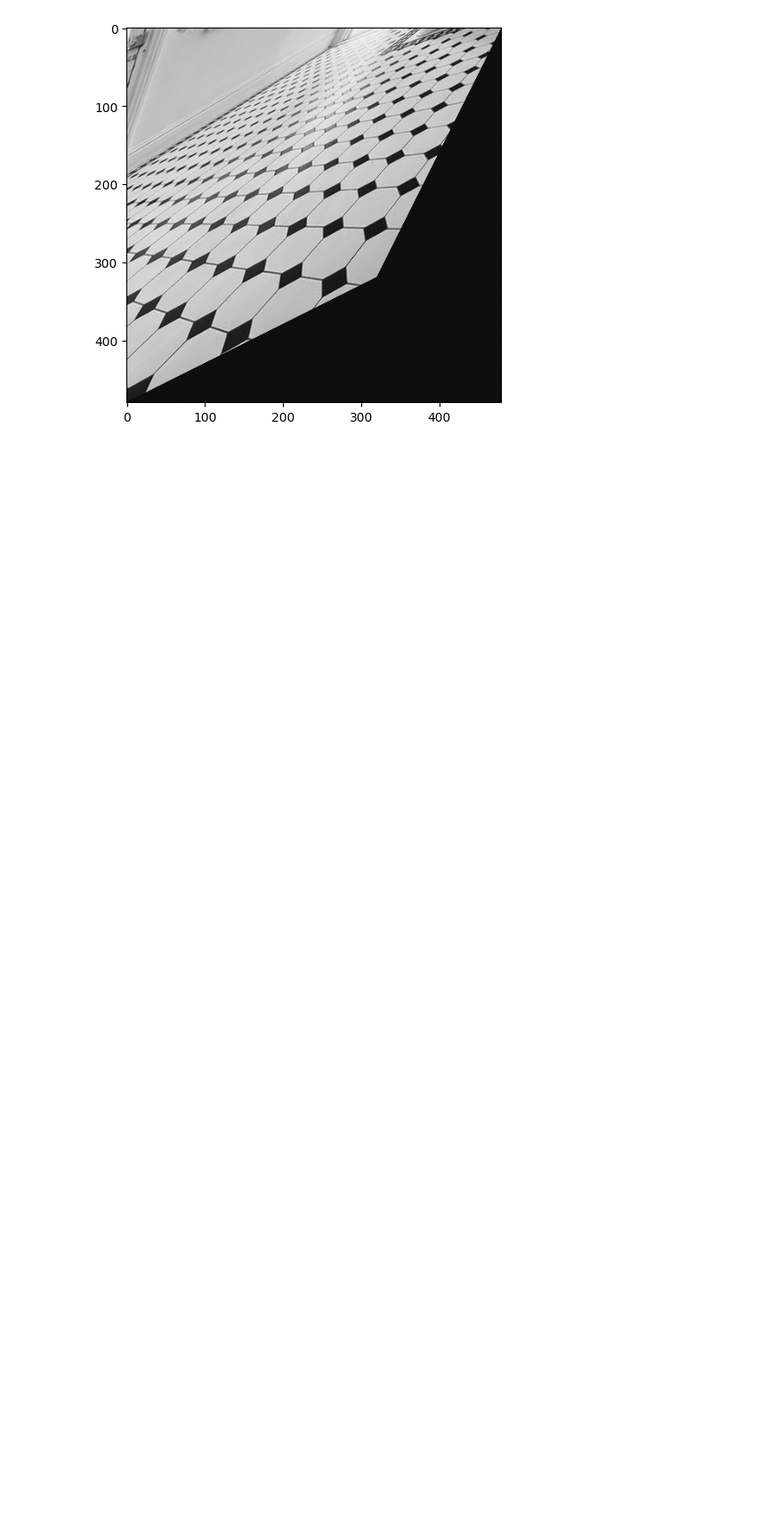
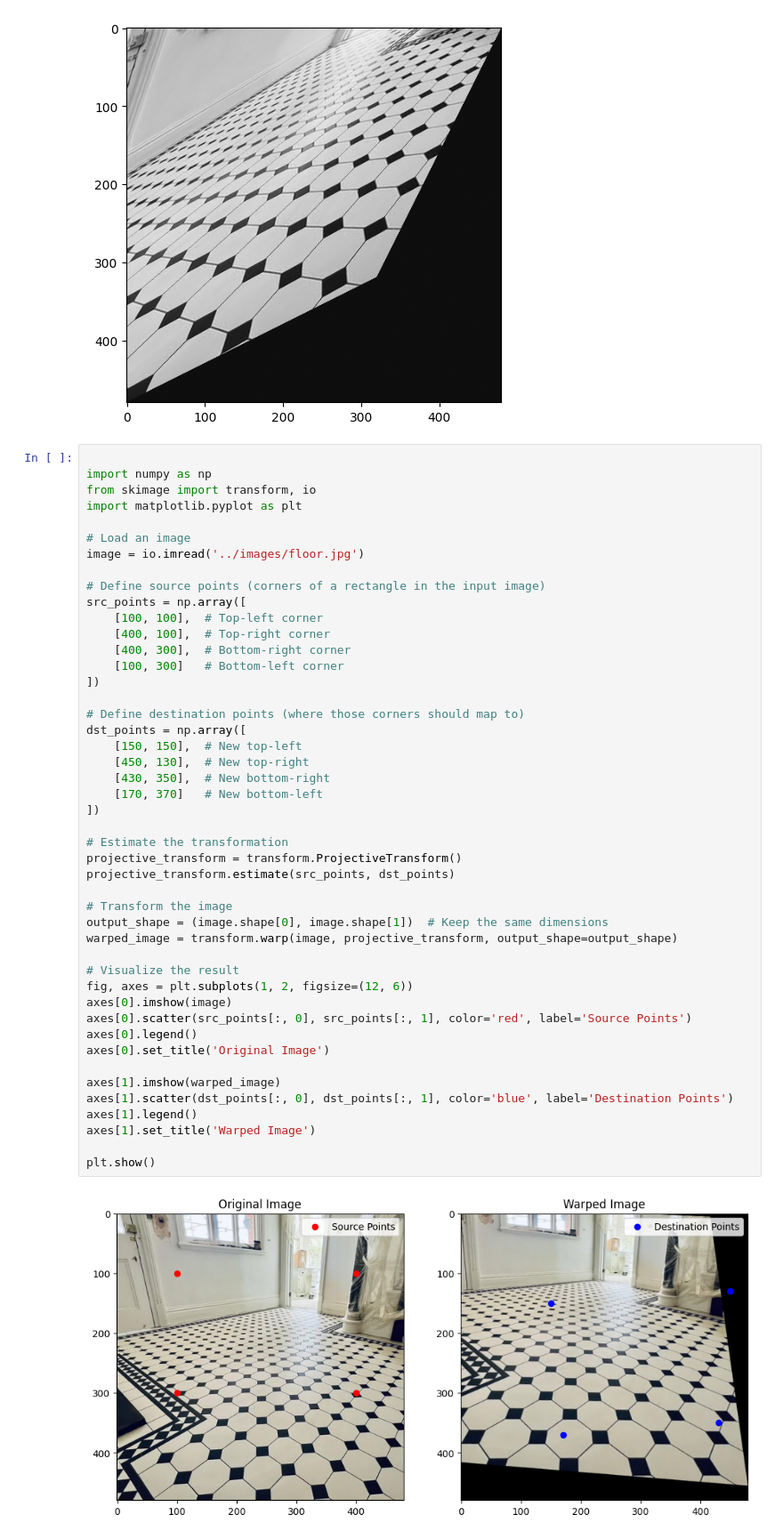
Before and after one commit to chedinhtrung/multiple_view_geom, a Jupyter notebook: intro/work_with_image.ipynb, the cells around one changed output. Shown at 89% size. Saved outputs shown, nothing was run; the diff lists cells and outputs as text; blank space fills up the shorter version.

```diff
--- a/intro/work_with_image.ipynb
+++ b/intro/work_with_image.ipynb
@@ -49,3 +49,51 @@ plt.tight_layout()
 plt.show()
 # %% [output]
 [figure]
+# %%
+
+import numpy as np
+from skimage import transform, io
+import matplotlib.pyplot as plt
+
+# Load an image
+image = io.imread('../images/floor.jpg')
+
+# Define source points (corners of a rectangle in the input image)
+src_points = np.array([
+    [100, 100],  # Top-left corner
+    [400, 100],  # Top-right corner
+    [400, 300],  # Bottom-right corner
+    [100, 300]   # Bottom-left corner
+])
+
+# Define destination points (where those corners should map to)
+dst_points = np.array([
+    [150, 150],  # New top-left
+    [450, 130],  # New top-right
+    [430, 350],  # New bottom-right
+    [170, 370]   # New bottom-left
+])
+
+# Estimate the transformation
+projective_transform = transform.ProjectiveTransform()
+projective_transform.estimate(src_points, dst_points)
+
+# Transform the image
+output_shape = (image.shape[0], image.shape[1])  # Keep the same dimensions
+warped_image = transform.warp(image, projective_transform, output_shape=output_shape)
+
+# Visualize the result
+fig, axes = plt.subplots(1, 2, figsize=(12, 6))
+axes[0].imshow(image)
+axes[0].scatter(src_points[:, 0], src_points[:, 1], color='red', label='Source Points')
+axes[0].legend()
+axes[0].set_title('Original Image')
+
+axes[1].imshow(warped_image)
+axes[1].scatter(dst_points[:, 0], dst_points[:, 1], color='blue', label='Destination Points')
+axes[1].legend()
+axes[1].set_title('Warped Image')
+
+plt.show()
+# %% [output]
+[figure, added]
```
Also changed, not shown: 1 other file.
